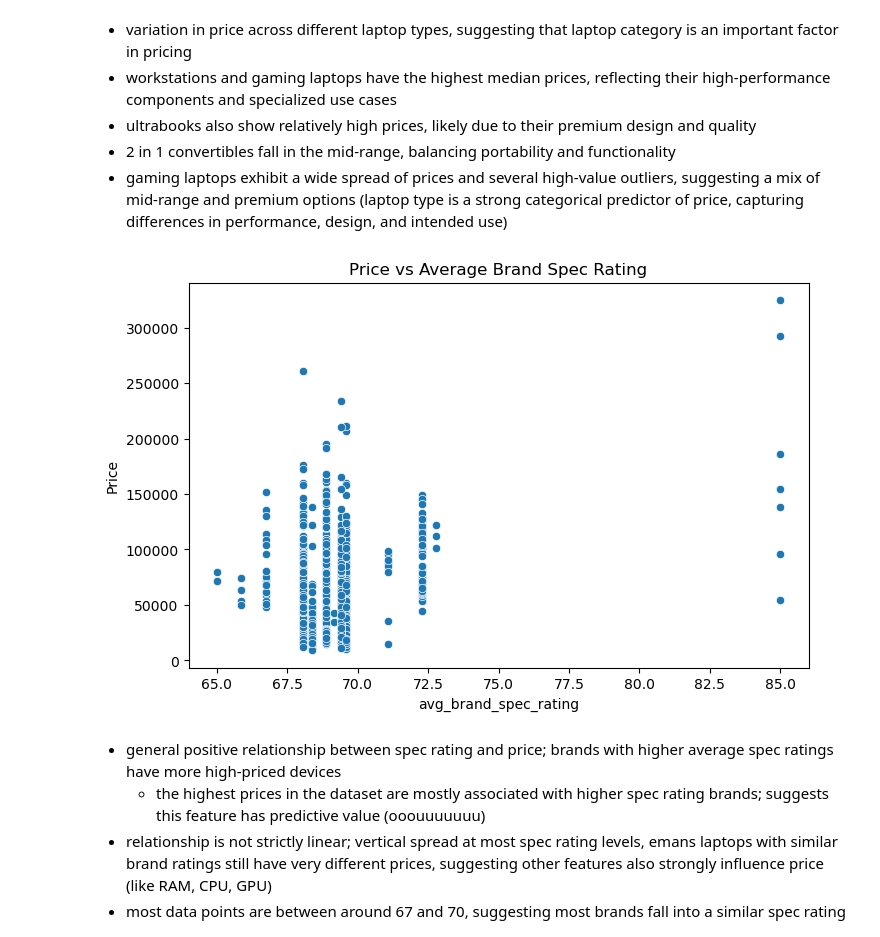
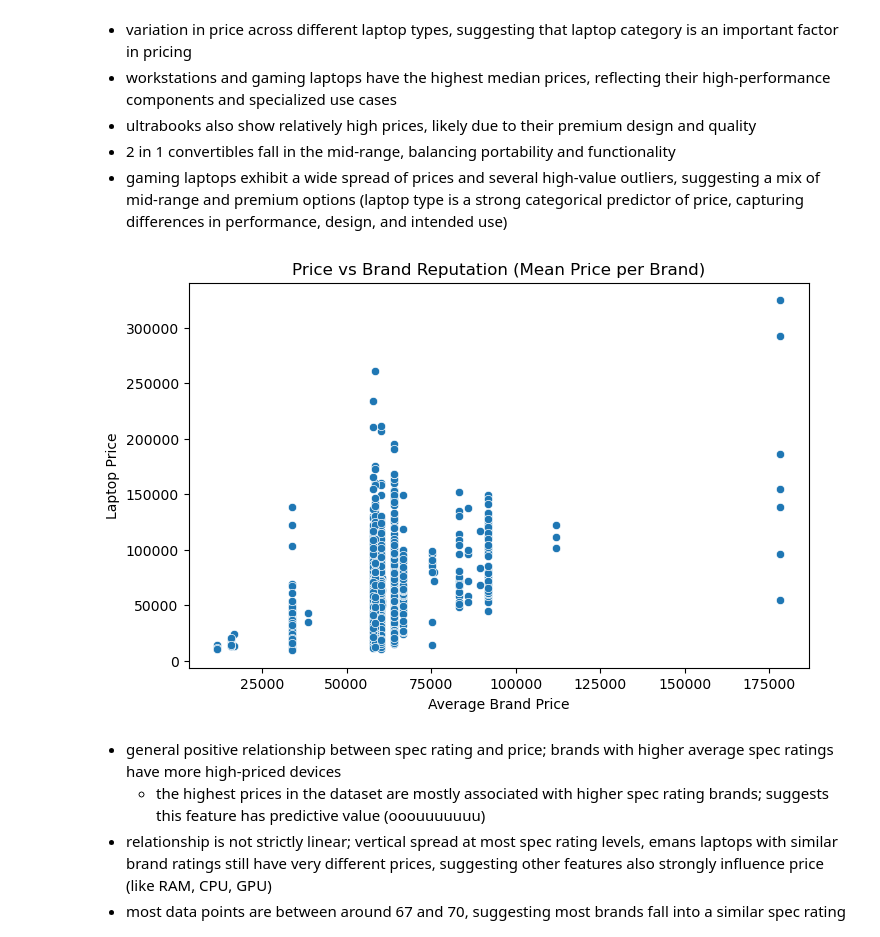
Before and after one commit to nishka-shah/Laptop-Prices, a Jupyter notebook: notebooks/eda.ipynb, the cells around one changed output. Saved outputs shown, nothing was run; the diff lists cells and outputs as text; code cells hidden in the pictures.

Commit message:
fixed data leakage i brand_ratings calc

```diff
--- a/notebooks/eda.ipynb
+++ b/notebooks/eda.ipynb
@@ -219,13 +218,19 @@ plt.show()
 - gaming laptops exhibit a wide spread of prices and several high-value outliers, suggesting a mix of mid-range and premium options
 (laptop type is a strong categorical predictor of price, capturing differences in performance, design, and intended use)
 # %%
-# Price vs average brand spec rating
+# Price vs Brand Reputation (Derived from Mean Price)
+# We calculate brand reputation on the fly for visualization
+brand_means = df.groupby('Company')['Price'].mean().to_dict()
+df['brand_reputation'] = df['Company'].map(brand_means)
+
 plt.figure(figsize=(8, 5))
-sns.scatterplot(x=df["avg_brand_spec_rating"], y=df["Price"])
-plt.title("Price vs Average Brand Spec Rating")
+sns.scatterplot(x=df["brand_reputation"], y=df["Price"])
+plt.title("Price vs Brand Reputation (Mean Price per Brand)")
+plt.xlabel("Average Brand Price")
+plt.ylabel("Laptop Price")
 plt.show()
 # %% [output]
-[figure, old version]
+[figure, new version]
 # %% [markdown]
 - general positive relationship between spec rating and price; brands with higher average spec ratings have more high-priced devices
     * the highest prices in the dataset are mostly associated with higher spec rating brands; suggests this feature has predictive value (ooouuuuuuu)
```
Also changed, not shown: parts of 11 cells of this notebook, 15 other files.
